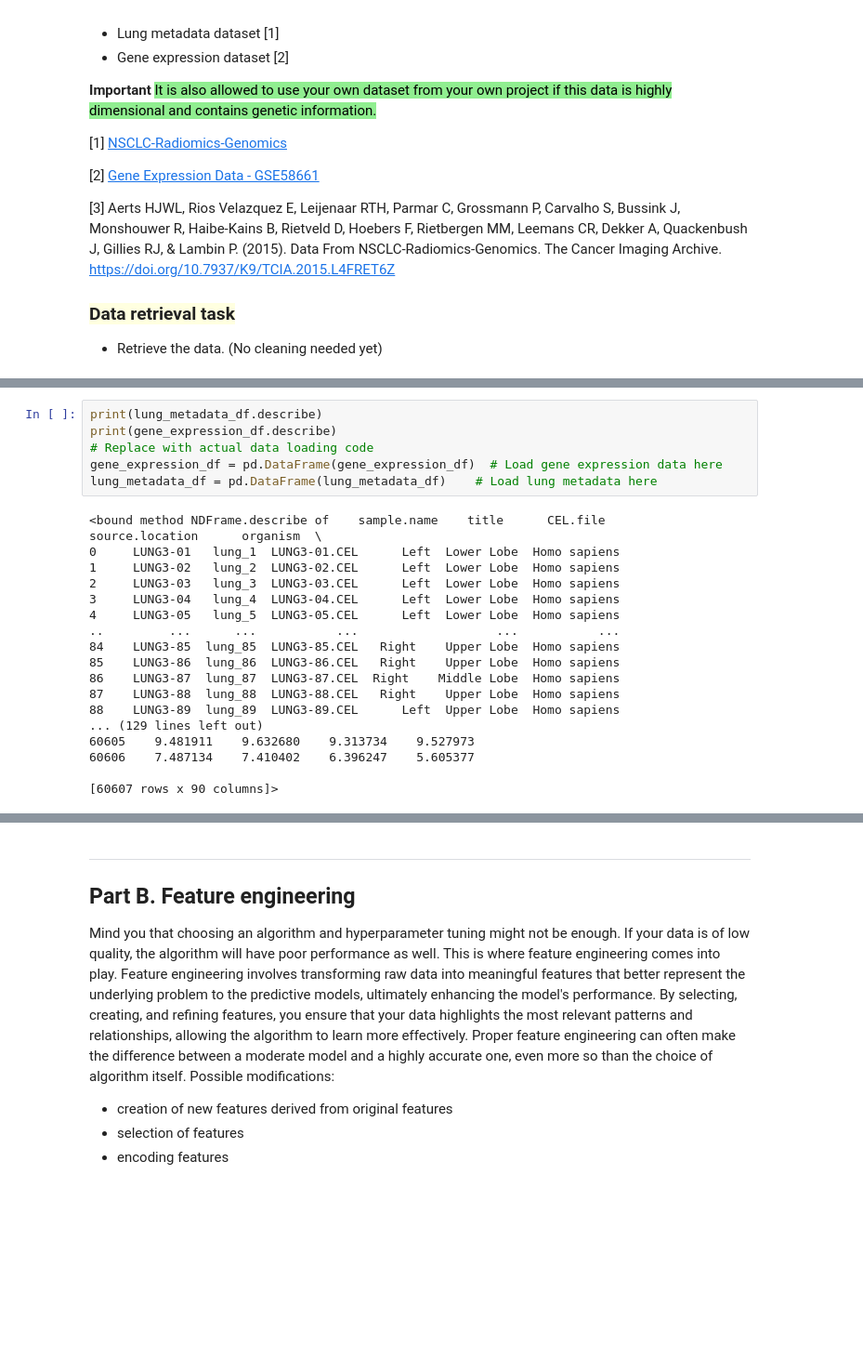
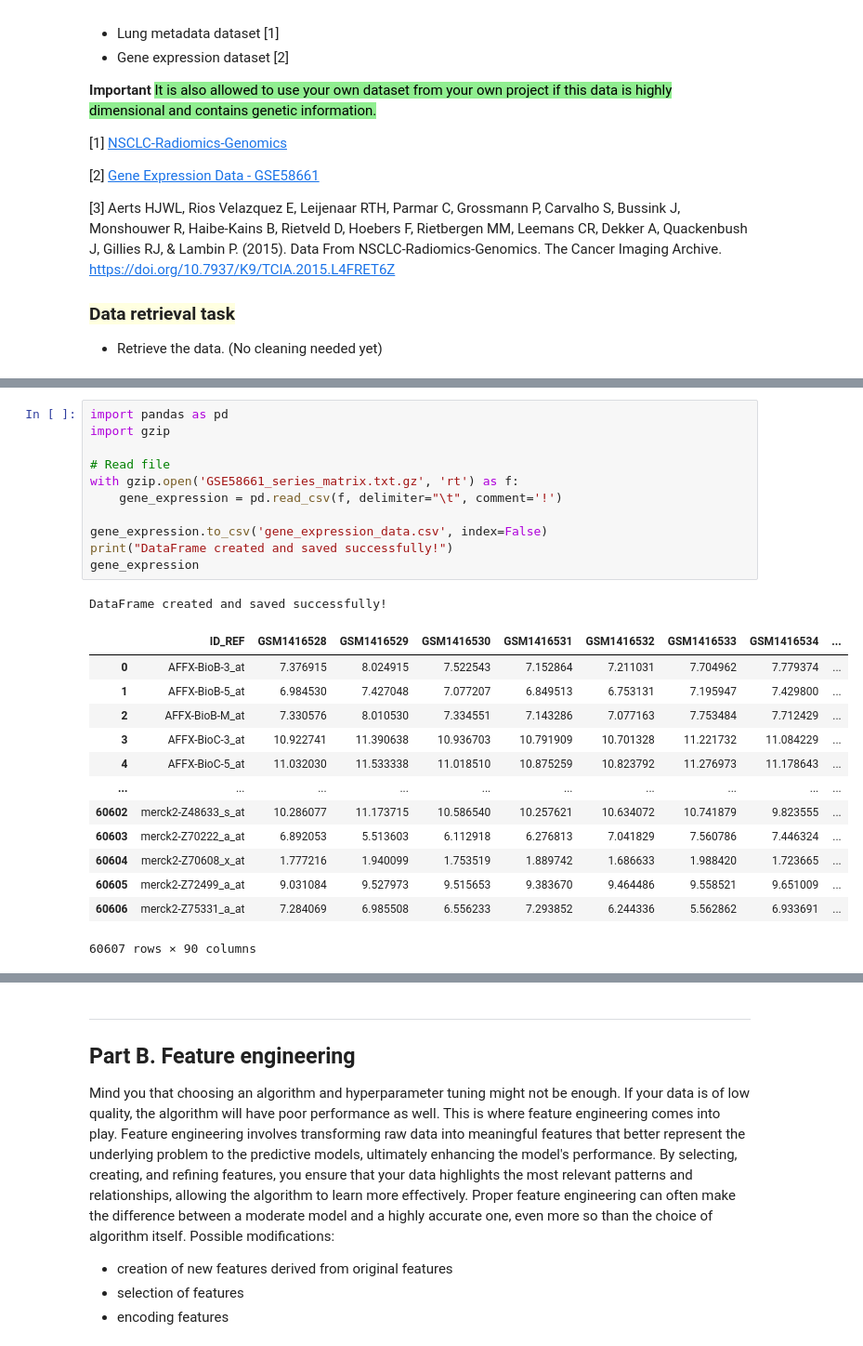
Before and after one commit to MaryEsmaeili/Parameter-Optimization, a Jupyter notebook: Assignment_Optimize(1).ipynb, the cells around one changed output, grey strips where cells are left out. Shown: that part at 93% size. Drawn from its saved outputs; the diff is of its cells as text; blank space fills up the shorter version.

```diff
--- a/Assignment_Optimize(1).ipynb
+++ b/Assignment_Optimize(1).ipynb
@@ -117,24 +74,26 @@ gene_expression_df
-# %%
-print(lung_metadata_df.describe)
-print(gene_expression_df.describe)
-# Replace with actual data loading code
-gene_expression_df = pd.DataFrame(gene_expression_df)  # Load gene expression data here
-lung_metadata_df = pd.DataFrame(lung_metadata_df)    # Load lung metadata here
-# %% [output]
-<bound method NDFrame.describe of    sample.name    title      CEL.file       source.location      organism  \
-0     LUNG3-01   lung_1  LUNG3-01.CEL      Left  Lower Lobe  Homo sapiens
-1     LUNG3-02   lung_2  LUNG3-02.CEL      Left  Lower Lobe  Homo sapiens
-2     LUNG3-03   lung_3  LUNG3-03.CEL      Left  Lower Lobe  Homo sapiens
-3     LUNG3-04   lung_4  LUNG3-04.CEL      Left  Lower Lobe  Homo sapiens
-4     LUNG3-05   lung_5  LUNG3-05.CEL      Left  Lower Lobe  Homo sapiens
-..         ...      ...           ...                   ...           ...
-84    LUNG3-85  lung_85  LUNG3-85.CEL   Right    Upper Lobe  Homo sapiens
-85    LUNG3-86  lung_86  LUNG3-86.CEL   Right    Upper Lobe  Homo sapiens
-86    LUNG3-87  lung_87  LUNG3-87.CEL  Right    Middle Lobe  Homo sapiens
-87    LUNG3-88  lung_88  LUNG3-88.CEL   Right    Upper Lobe  Homo sapiens
-88    LUNG3-89  lung_89  LUNG3-89.CEL      Left  Upper Lobe  Homo sapiens
-... (129 lines left out)
-60605    9.481911    9.632680    9.313734    9.527973
-60606    7.487134    7.410402    6.396247    5.605377
-
-[60607 rows x 90 columns]>
+# %%
+import pandas as pd
+import gzip
+
+# Read file
+with gzip.open('GSE58661_series_matrix.txt.gz', 'rt') as f:
+    gene_expression = pd.read_csv(f, delimiter="\t", comment='!')
+
+gene_expression.to_csv('gene_expression_data.csv', index=False)
+print("DataFrame created and saved successfully!")
+gene_expression
+# %% [output]
+DataFrame created and saved successfully!
+|  | ID_REF | GSM1416528 | GSM1416529 | GSM1416530 | GSM1416531 | GSM1416532 | GSM1416533 | GSM1416534 | ... |
+| 0 | AFFX-BioB-3_at | 7.376915 | 8.024915 | 7.522543 | 7.152864 | 7.211031 | 7.704962 | 7.779374 | ... |
+| 1 | AFFX-BioB-5_at | 6.984530 | 7.427048 | 7.077207 | 6.849513 | 6.753131 | 7.195947 | 7.429800 | ... |
+| 2 | AFFX-BioB-M_at | 7.330576 | 8.010530 | 7.334551 | 7.143286 | 7.077163 | 7.753484 | 7.712429 | ... |
+| 3 | AFFX-BioC-3_at | 10.922741 | 11.390638 | 10.936703 | 10.791909 | 10.701328 | 11.221732 | 11.084229 | ... |
+| 4 | AFFX-BioC-5_at | 11.032030 | 11.533338 | 11.018510 | 10.875259 | 10.823792 | 11.276973 | 11.178643 | ... |
+| ... | ... | ... | ... | ... | ... | ... | ... | ... | ... |
+| 60602 | merck2-Z48633_s_at | 10.286077 | 11.173715 | 10.586540 | 10.257621 | 10.634072 | 10.741879 | 9.823555 | ... |
+| 60603 | merck2-Z70222_a_at | 6.892053 | 5.513603 | 6.112918 | 6.276813 | 7.041829 | 7.560786 | 7.446324 | ... |
+| 60604 | merck2-Z70608_x_at | 1.777216 | 1.940099 | 1.753519 | 1.889742 | 1.686633 | 1.988420 | 1.723665 | ... |
+| 60605 | merck2-Z72499_a_at | 9.031084 | 9.527973 | 9.515653 | 9.383670 | 9.464486 | 9.558521 | 9.651009 | ... |
+| 60606 | merck2-Z75331_a_at | 7.284069 | 6.985508 | 6.556233 | 7.293852 | 6.244336 | 5.562862 | 6.933691 | ... |
+60607 rows × 90 columns
```
Also changed, not shown: parts of 42 cells of this notebook, 6 other files.
